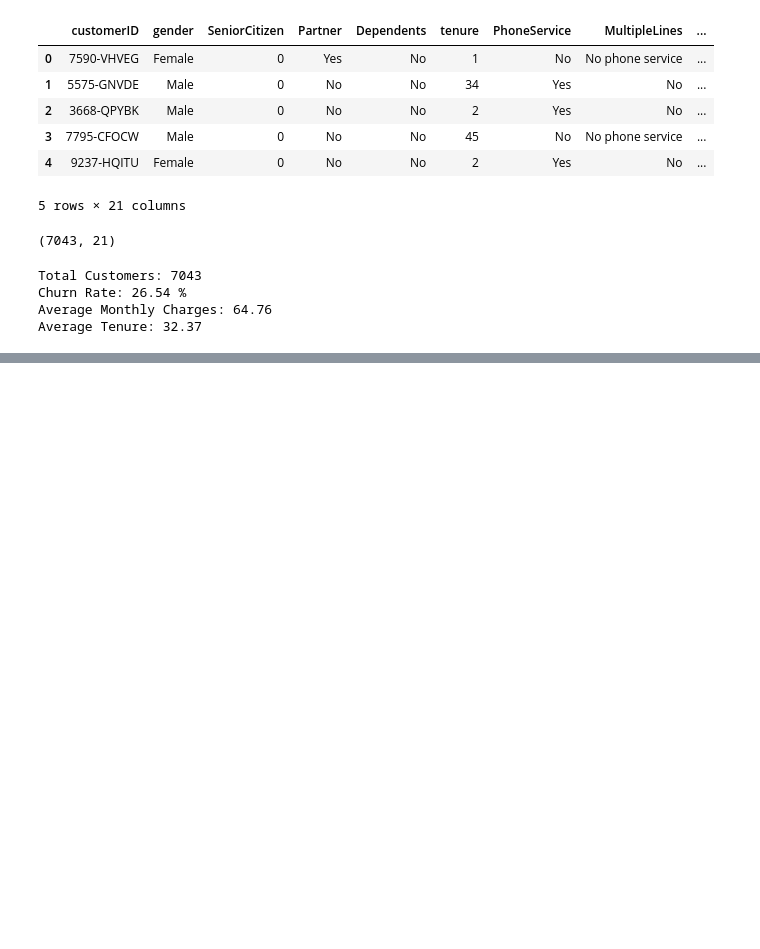
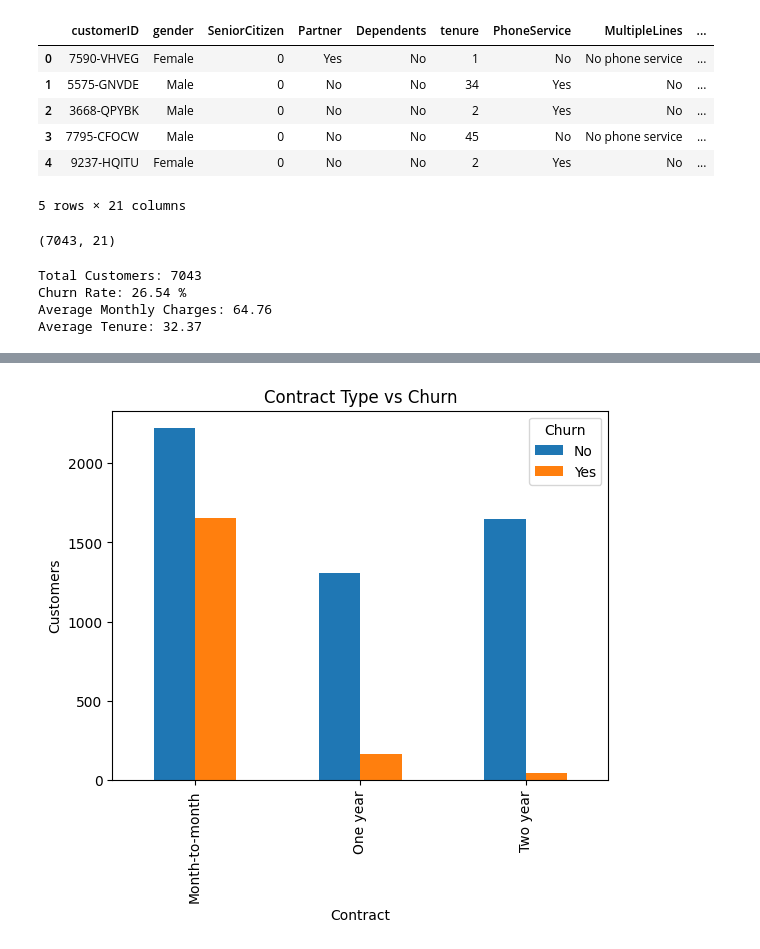
Before and after one commit to AiWriter404/customer-churn-analysis-dashboard, a Jupyter notebook: Customer Churn Analysis Dashboard.ipynb, the cells around one changed output, grey strips where cells are left out. Drawn from its saved outputs; the diff is of its cells as text; code cells hidden in the pictures; blank space fills up the shorter version.

```diff
--- a/Customer Churn Analysis Dashboard.ipynb
+++ b/Customer Churn Analysis Dashboard.ipynb
@@ -100,0 +115,8 @@ Average Tenure: 32.37
+# %%
+pd.crosstab(df['Contract'], df['Churn']).plot(kind='bar')
+
+plt.title('Contract Type vs Churn')
+plt.ylabel('Customers')
+plt.show()
+# %% [output]
+[figure, added]
```
Also changed, not shown: parts of 4 cells of this notebook.
